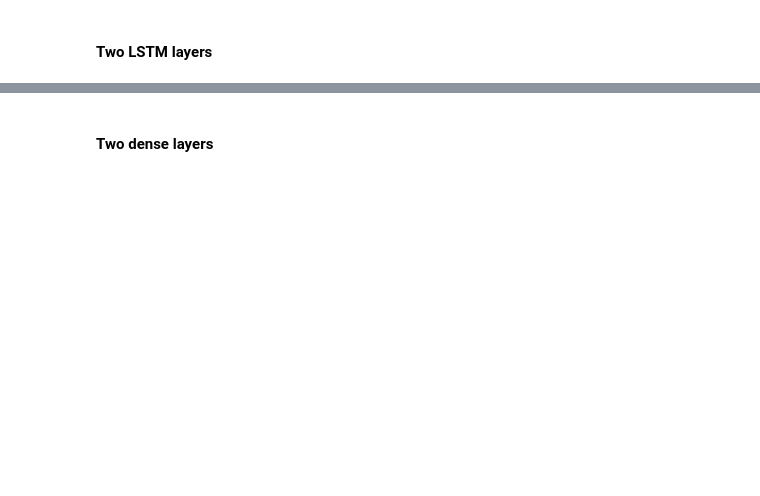
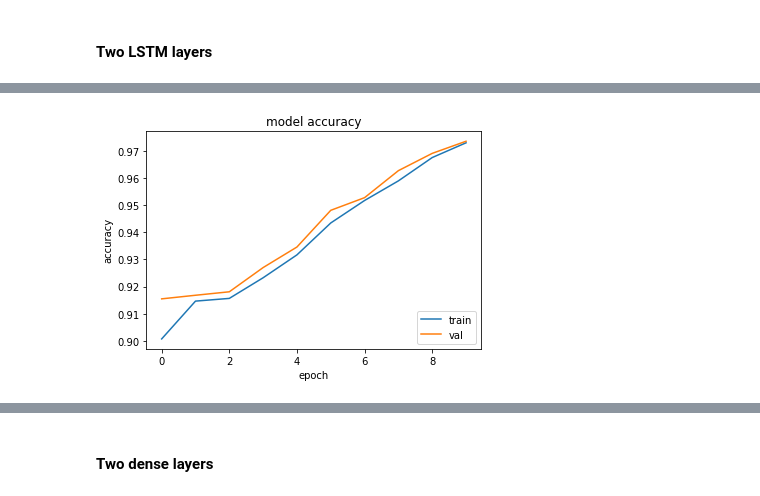
Before and after one commit to solveijm/NLP, a Jupyter notebook: Assignment1/A1.ipynb, the cells around one changed output, grey strips where cells are left out. Saved outputs shown, nothing was run; the diff lists cells and outputs as text; code cells hidden in the pictures; blank space fills up the shorter version.

```diff
--- a/Assignment1/A1.ipynb
+++ b/Assignment1/A1.ipynb
@@ -525,0 +547,4 @@ Epoch 10/10
+# %%
+plot_accuracy(doubleLSTM_training)
+# %% [output]
+[figure, added]
```
Also changed, not shown: parts of 21 cells of this notebook.
